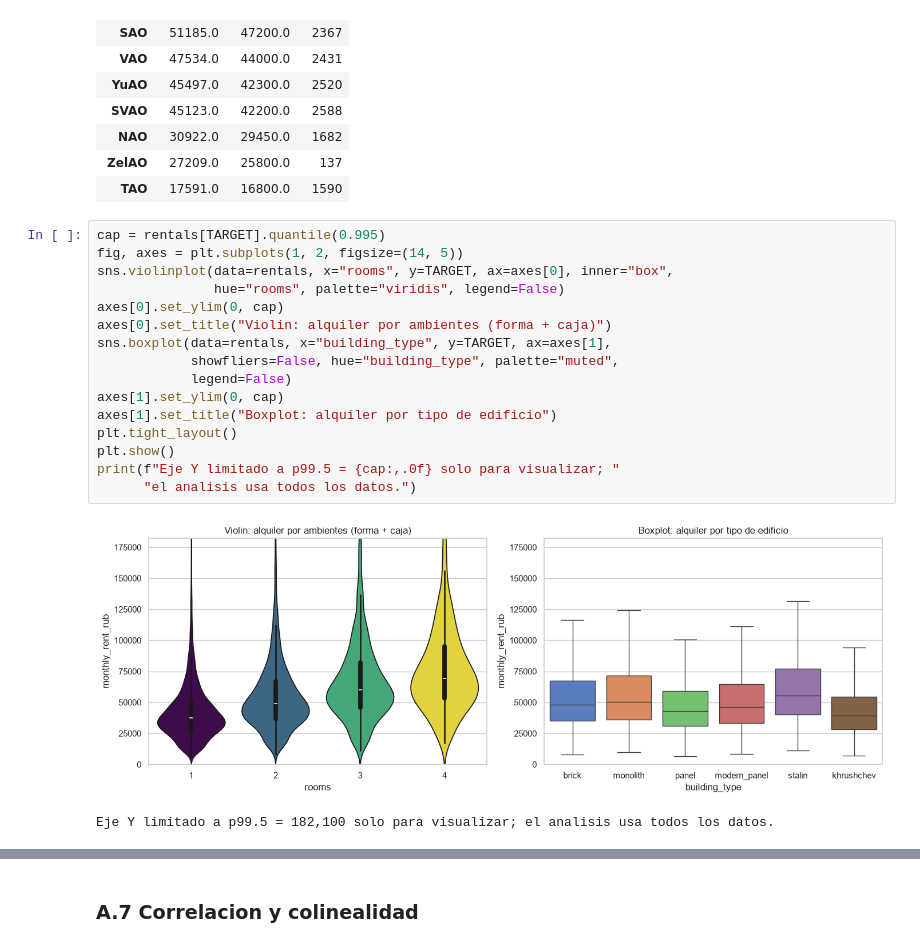
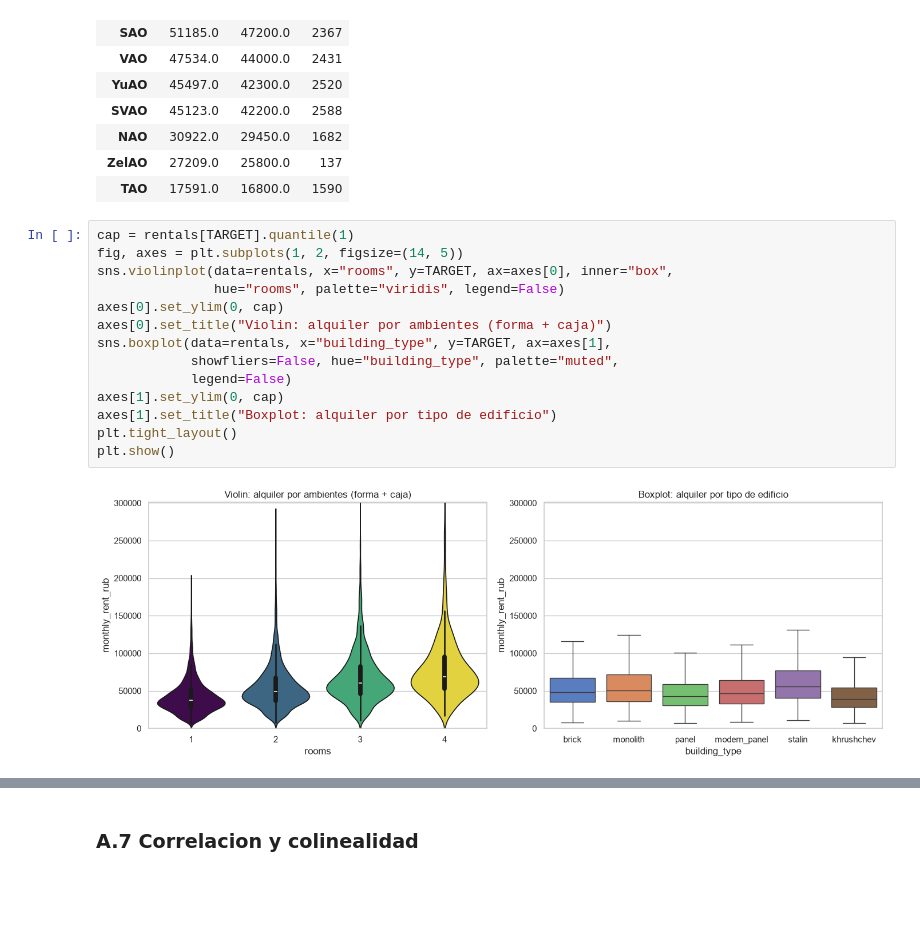
Before and after one commit to MatiasLonghino/Moscow-EDA, a Jupyter notebook: alquiler/01_EDA.ipynb, the cells around one changed output, grey strips where cells are left out. Drawn from its saved outputs; the diff is of its cells as text; blank space fills up the shorter version.

```diff
--- a/alquiler/01_EDA.ipynb
+++ b/alquiler/01_EDA.ipynb
@@ -384,24 +379,21 @@ for col in ["rooms", "building_type", "renovation", "furnished",
 | ZelAO | 27209.0 | 25800.0 | 137 |
 | TAO | 17591.0 | 16800.0 | 1590 |
 # %%
-cap = rentals[TARGET].quantile(0.995)
+cap = rentals[TARGET].quantile(1)
 fig, axes = plt.subplots(1, 2, figsize=(14, 5))
 sns.violinplot(data=rentals, x="rooms", y=TARGET, ax=axes[0], inner="box",
                hue="rooms", palette="viridis", legend=False)
 axes[0].set_ylim(0, cap)
 axes[0].set_title("Violin: alquiler por ambientes (forma + caja)")
 sns.boxplot(data=rentals, x="building_type", y=TARGET, ax=axes[1],
             showfliers=False, hue="building_type", palette="muted",
             legend=False)
 axes[1].set_ylim(0, cap)
 axes[1].set_title("Boxplot: alquiler por tipo de edificio")
 plt.tight_layout()
 plt.show()
-print(f"Eje Y limitado a p99.5 = {cap:,.0f} solo para visualizar; "
-      "el analisis usa todos los datos.")
 # %% [output]
-[figure, old version]
+[figure, new version]
-Eje Y limitado a p99.5 = 182,100 solo para visualizar; el analisis usa todos los datos.
 # %%
 bub = rentals.sample(min(2500, len(rentals)), random_state=42).copy()
 bub["rooms_cat"] = (pd.to_numeric(bub["rooms"], errors="coerce")
```
Also changed, not shown: parts of 5 cells of this notebook.
